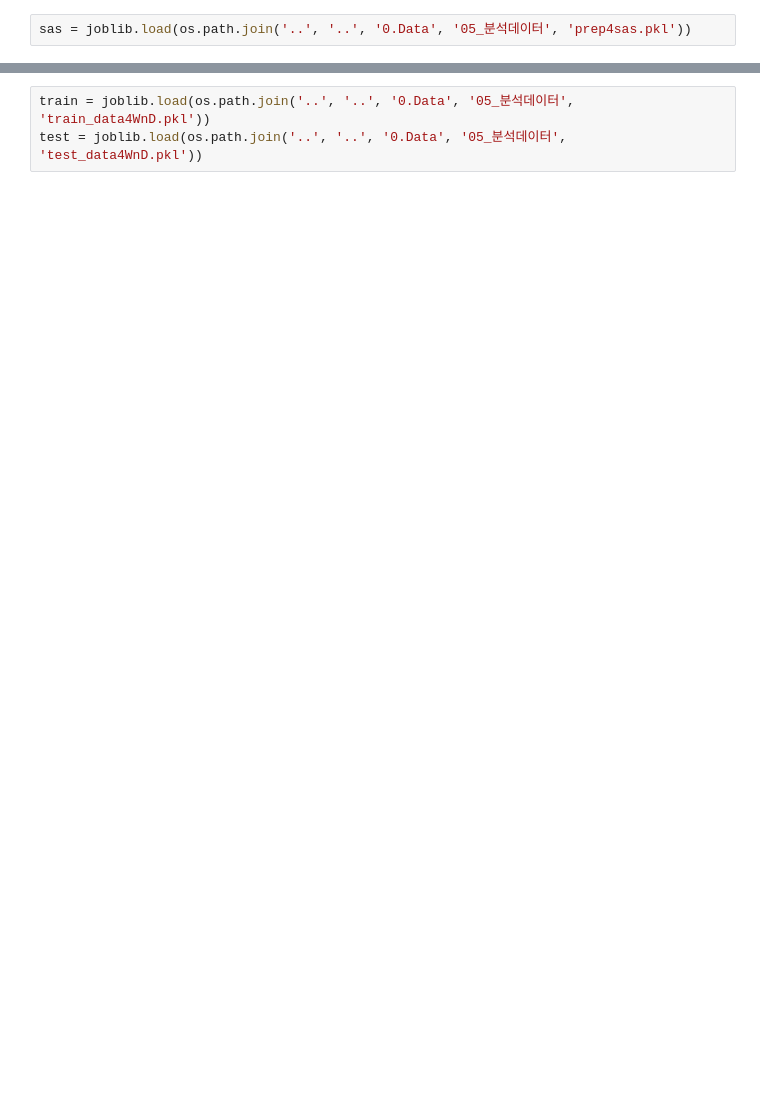
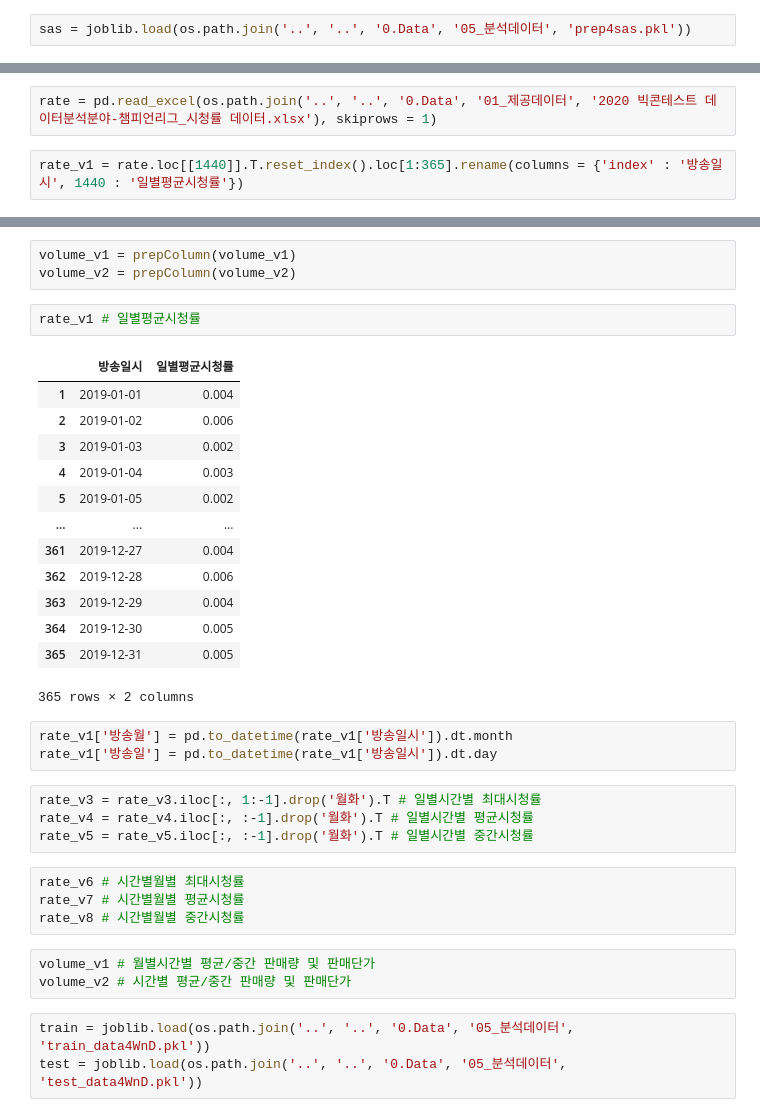
Before and after one commit to cryingjin/Shopping_GG, a Jupyter notebook: 3. Modeling/0926_WnD_JS.ipynb, the cells around one changed output, grey strips where cells are left out. Drawn from its saved outputs; the diff is of its cells as text; blank space fills up the shorter version.

```diff
--- a/3. Modeling/0926_WnD_JS.ipynb
+++ b/3. Modeling/0926_WnD_JS.ipynb
@@ -244,0 +75,4 @@ def prep4WnD(train, test):
+# %%
+rate = pd.read_excel(os.path.join('..', '..', '0.Data', '01_제공데이터', '2020 빅콘테스트 데이터분석분야-챔피언리그_시청률 데이터.xlsx'), skiprows = 1)
+# %%
+rate_v1 = rate.loc[[1440]].T.reset_index().loc[1:365].rename(columns = {'index' : '방송일시', 1440 : '일별평균시청률'})
@@ -245,3 +131,36 @@ def prep4WnD(train, test):
+# %%
+volume_v1 = prepColumn(volume_v1)
+volume_v2 = prepColumn(volume_v2)
+# %%
+rate_v1 # 일별평균시청률
+# %% [output]
+|  | 방송일시 | 일별평균시청률 |
+| 1 | 2019-01-01 | 0.004 |
+| 2 | 2019-01-02 | 0.006 |
+| 3 | 2019-01-03 | 0.002 |
+| 4 | 2019-01-04 | 0.003 |
+| 5 | 2019-01-05 | 0.002 |
+| ... | ... | ... |
+| 361 | 2019-12-27 | 0.004 |
+| 362 | 2019-12-28 | 0.006 |
+| 363 | 2019-12-29 | 0.004 |
+| 364 | 2019-12-30 | 0.005 |
+| 365 | 2019-12-31 | 0.005 |
+365 rows × 2 columns
+# %%
+rate_v1['방송월'] = pd.to_datetime(rate_v1['방송일시']).dt.month
+rate_v1['방송일'] = pd.to_datetime(rate_v1['방송일시']).dt.day
+# %%
+rate_v3 = rate_v3.iloc[:, 1:-1].drop('월화').T # 일별시간별 최대시청률
+rate_v4 = rate_v4.iloc[:, :-1].drop('월화').T # 일별시간별 평균시청률
+rate_v5 = rate_v5.iloc[:, :-1].drop('월화').T # 일별시간별 중간시청률
+# %%
+rate_v6 # 시간별월별 최대시청률
+rate_v7 # 시간별월별 평균시청률
+rate_v8 # 시간별월별 중간시청률
+# %%
+volume_v1 # 월별시간별 평균/중간 판매량 및 판매단가
+volume_v2 # 시간별 평균/중간 판매량 및 판매단가
 # %%
 train = joblib.load(os.path.join('..', '..', '0.Data', '05_분석데이터', 'train_data4WnD.pkl'))
 test = joblib.load(os.path.join('..', '..', '0.Data', '05_분석데이터', 'test_data4WnD.pkl'))
```
Also changed, not shown: parts of 95 cells of this notebook, 7 other files.
